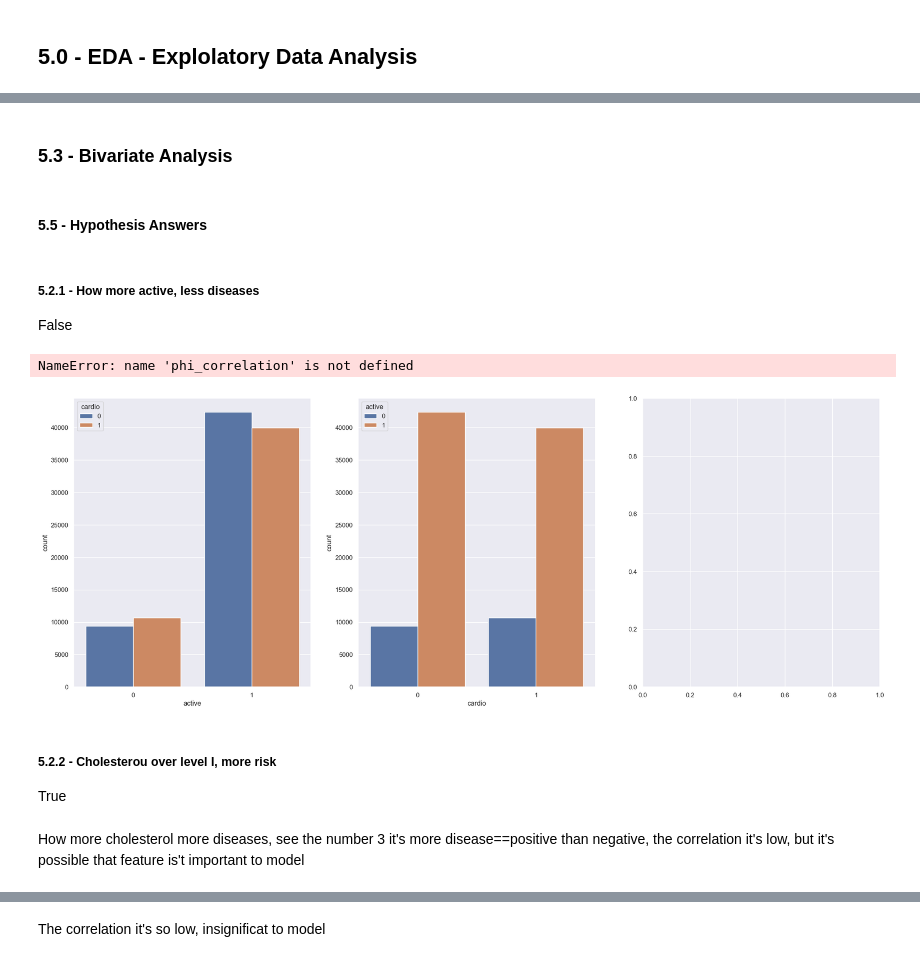
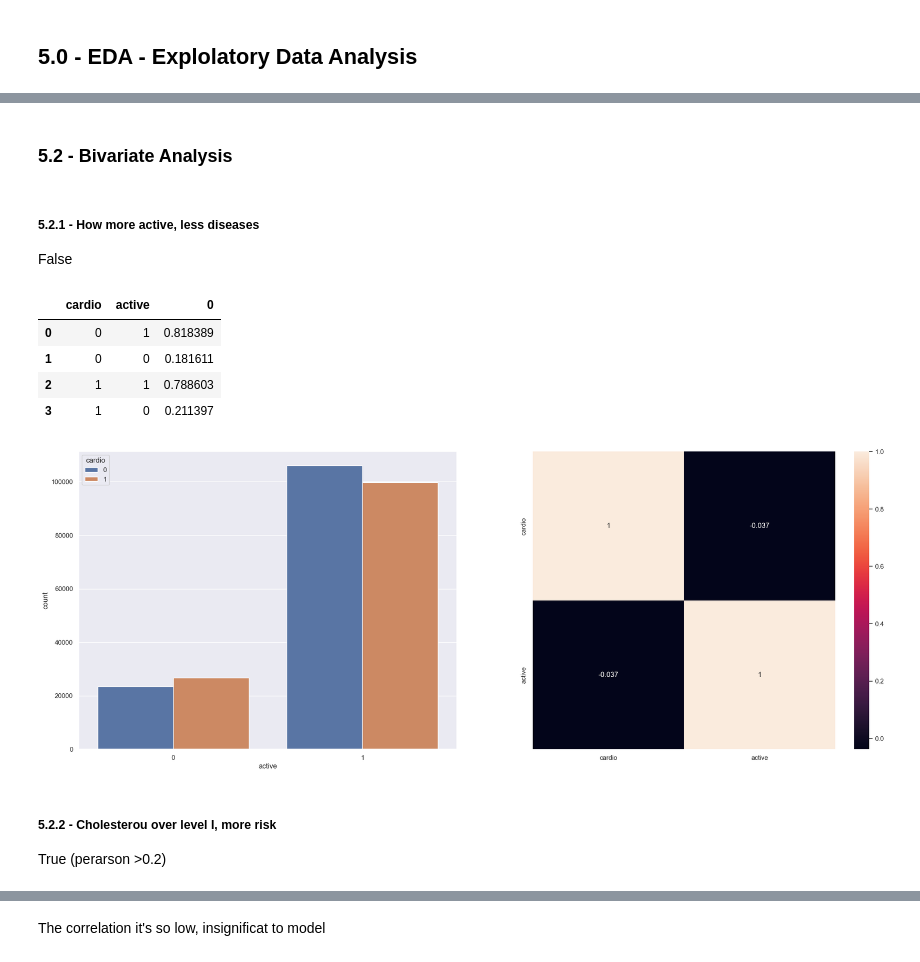
Before and after one commit to alessandra-barbosa/cardio_catch_disease, a Jupyter notebook: AB_cardio_catch_diseases_0.ipynb, the cells around one changed output, grey strips where cells are left out. Saved outputs shown, nothing was run; the diff lists cells and outputs as text; code cells hidden in the pictures.

```diff
--- a/AB_cardio_catch_diseases_0.ipynb
+++ b/AB_cardio_catch_diseases_0.ipynb
@@ -427,16 +428,16 @@ df1['bmi_level'] = df1['bmi'].apply(lambda x:
                                               '3')
 # %%
 # Hypertension and Hipotension binary
-df1['hypertension'] = df1.apply(lambda x: 1 if x[4] >=140 and x[5] >= 90 else 0, axis=1)
-df1['hypotension'] = df1.apply(lambda x: 1 if x[4] <=90 and x[5] <= 60 else 0, axis=1)
+df3['hypertension'] = df3.apply(lambda x: 1 if x[4] >=140 and x[5] >= 90 else 0, axis=1)
+df3['hypotension'] = df3.apply(lambda x: 1 if x[4] <=90 and x[5] <= 60 else 0, axis=1)
 # %%
 # Slicing ages with three ranges
-df1['age_range'] = df1['age'].apply(lambda x: 1    if x <= 50
+df3['age_range'] = df3['age'].apply(lambda x: 1    if x <= 50
                                                    else 2   if x >= 51 and x <= 59
                                                    else 3 if x >= 60
                                                    else x)
 # %%
-df1['weight_range'] = df1['weight'].apply(
+df3['weight_range'] = df3['weight'].apply(
     lambda x:   0.50 if x <= 50  else
                 0.75 if x >= 51  and x <= 75 else
                 1.00 if x >= 76  and x <= 100 else
@@ -464,5 +462,5 @@ df1.shape
 # %% [markdown]
 ## 5.0 - EDA - Explolatory Data Analysis
 # %%
-df2=df1.copy()
+df2=df3.copy()
 # %% [markdown]
@@ -477,20 +473,21 @@ df2.hist(bins=50);
 # %% [markdown]
-### 5.3 - Bivariate Analysis
+### 5.2 - Bivariate Analysis
-# %% [markdown]
-#### 5.5 - Hypothesis Answers
 # %% [markdown]
 ##### 5.2.1 - How more active, less diseases
 False
+# %%
+df2[['cardio','active']].groupby('cardio').value_counts(normalize=True ).reset_index()
+# %% [output]
+|  | cardio | active | 0 |
+| 0 | 0 | 1 | 0.818389 |
+| 1 | 0 | 0 | 0.181611 |
+| 2 | 1 | 1 | 0.788603 |
+| 3 | 1 | 0 | 0.211397 |
 # %%
-subplot(1,3,1)
-sns.countplot(hue='cardio', x='active', data=df1);
+subplot(1,2,1)
+sns.countplot(hue='cardio', x='active', data=df2);
 
-subplot(1,3,2)
-sns.countplot(x='cardio', hue='active', data=df1);
-
-# phi correlation
-subplot(1,3,3)
-phi_correlation(df1['cardio'], df1['active']);
+subplot(1,2,2)
+sns.heatmap(df2[['cardio','active']].corr(method='pearson'), annot=True);
 # %% [output]
-NameError: name 'phi_correlation' is not defined
-[figure, old version]
+[figure, new version]
@@ -501,5 +494,3 @@ df1[['active', 'cardio']].groupby('active').mean()
 # %% [markdown]
 ##### 5.2.2 - Cholesterou over level I, more risk
-   True
+ True (perarson >0.2)
-# %% [markdown]
-How more cholesterol more diseases, see the number 3 it's more disease==positive than negative, the correlation it's low, but it's possible that feature is't important to model
```
Also changed, not shown: parts of 69 cells of this notebook.
